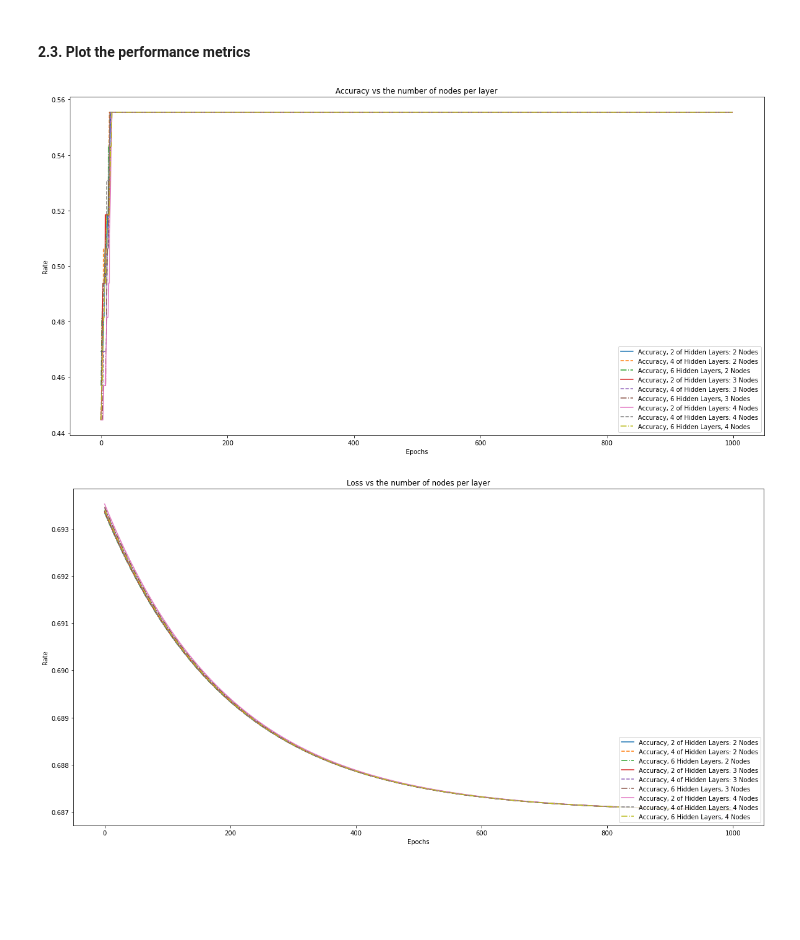
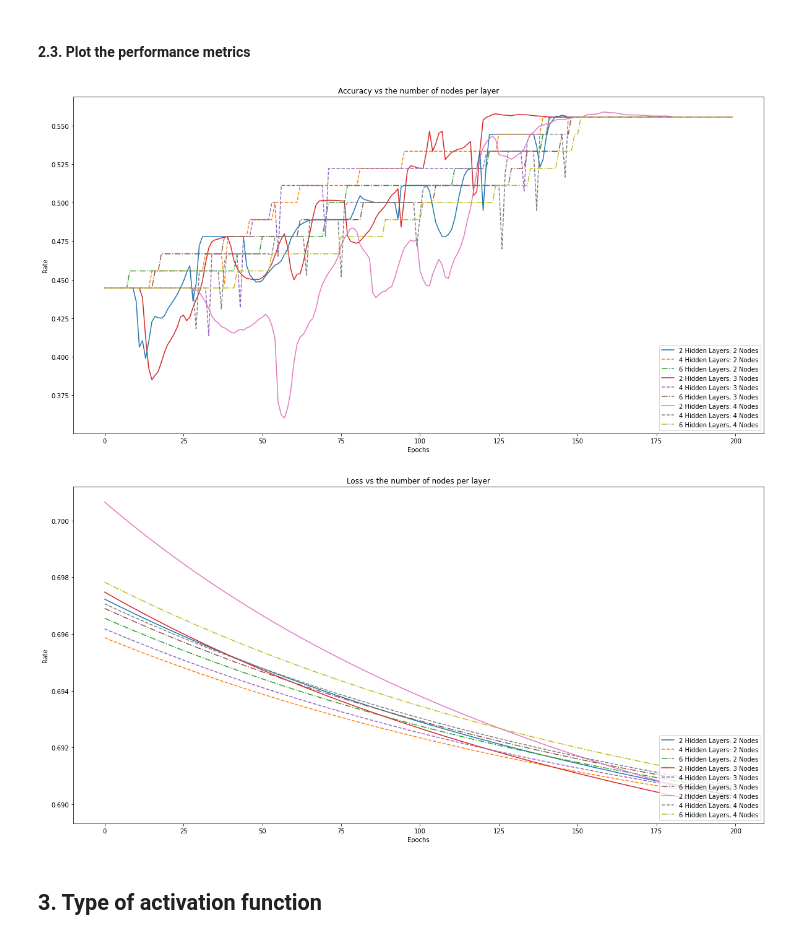
Before and after one commit to kymckay/f21bc-coursework, a Jupyter notebook: investigation.ipynb, the cells around one changed output. Cells and saved outputs as stored; diff of their text form; code cells hidden in the pictures; blank space fills up the shorter version.

```diff
--- a/investigation.ipynb
+++ b/investigation.ipynb
@@ -61,12 +61,12 @@ accuracy, loss, t_time = [], [], []
 
 # for each set of hyperparameters investigated, re-train the network 10 times
 for i in range (10):
-    a_0, l_0, t_0 = train_nn(0, 1)
-    a_2, l_2, t_2 = train_nn(2, 1)
-    a_4, l_4, t_4 = train_nn(4, 1)
-    a_6, l_6, t_6 = train_nn(6, 1)
-    a_8, l_8, t_8 = train_nn(8, 1)
-    a_10, l_10, t_10 = train_nn(10, 1)
+    a_0, l_0, t_0 = train_nn(0, 1, funcs.leaky_relu, 0.01, 200)
+    a_2, l_2, t_2 = train_nn(2, 1, funcs.leaky_relu, 0.01, 200)
+    a_4, l_4, t_4 = train_nn(4, 1, funcs.leaky_relu, 0.01, 200)
+    a_6, l_6, t_6 = train_nn(6, 1, funcs.leaky_relu, 0.01, 200)
+    a_8, l_8, t_8 = train_nn(8, 1, funcs.leaky_relu, 0.01, 200)
+    a_10, l_10, t_10 = train_nn(10, 1, funcs.leaky_relu, 0.01, 200)
     accuracy.append([a_0, a_2, a_4, a_6, a_8, a_10])
     loss.append([l_0, l_2, l_4, l_6, l_8, l_10])
     t_time.append([t_0, t_2, t_4, t_6, t_8, t_10])
@@ -75,6 +75,6 @@ for i in range (10):
 # %%
-acc_avg = np.mean(accuracy, axis=1)
-loss_avg = np.mean(loss, axis=1)
+acc_avg = np.mean(np.array(accuracy).T, axis=2).T
+loss_avg = np.mean(np.array(loss).T, axis=2).T
 time_avg = np.mean(t_time, axis=0)
 # %% [markdown]
 **Step 3:** Plot the performance metrics
@@ -120,46 +112,46 @@ accuracy_nodes, loss_nodes, t_time_nodes = [], [], []
 
 # for each set of hyperparameters investigated, re-train the network a set number of times
 for i in range (10):
-    a_22, l_22, t_22 = train_nn(2, 2)
-    a_23, l_23, t_23 = train_nn(2, 3)
-    a_24, l_24, t_24 = train_nn(2, 4)
-    a_42, l_42, t_42 = train_nn(4, 2)
-    a_43, l_43, t_43 = train_nn(4, 3)
-    a_44, l_44, t_44 = train_nn(4, 4)
-    a_62, l_62, t_62 = train_nn(6, 2)
-    a_63, l_63, t_63 = train_nn(6, 3)
-    a_64, l_64, t_64 = train_nn(6, 4)
+    a_22, l_22, t_22 = train_nn(2, 2, funcs.leaky_relu, 0.01, 200)
+    a_23, l_23, t_23 = train_nn(2, 3, funcs.leaky_relu, 0.01, 200)
+    a_24, l_24, t_24 = train_nn(2, 4, funcs.leaky_relu, 0.01, 200)
+    a_42, l_42, t_42 = train_nn(4, 2, funcs.leaky_relu, 0.01, 200)
+    a_43, l_43, t_43 = train_nn(4, 3, funcs.leaky_relu, 0.01, 200)
+    a_44, l_44, t_44 = train_nn(4, 4, funcs.leaky_relu, 0.01, 200)
+    a_62, l_62, t_62 = train_nn(6, 2, funcs.leaky_relu, 0.01, 200)
+    a_63, l_63, t_63 = train_nn(6, 3, funcs.leaky_relu, 0.01, 200)
+    a_64, l_64, t_64 = train_nn(6, 4, funcs.leaky_relu, 0.01, 200)
     accuracy_nodes.append([a_22, a_23, a_24, a_42, a_43, a_44, a_62, a_63, a_64])
     loss_nodes.append([l_22, l_23, l_24, l_42, l_43, l_44, l_62, l_63, l_64])
     t_time_nodes.append([t_22, t_23, t_24, t_42, t_43, t_44, t_62, t_63, t_64])
 # %% [markdown]
 #### 2.2. Find the averages
 # %%
-acc_nodes_avg = np.mean(accuracy_nodes, axis=1)
-loss_nodes_avg = np.mean(loss_nodes, axis=1)
+acc_nodes_avg = np.mean(np.array(accuracy_nodes).T, axis=2).T
+loss_nodes_avg = np.mean(np.array(loss_nodes).T, axis=2).T
 time_nodes_avg = np.mean(t_time_nodes, axis=0)
 # %% [markdown]
 #### 2.3. Plot the performance metrics
 # %%
 plt.figure(figsize=(20, 10))
 for i in range(3):
-    plt.plot(acc_nodes_avg[i], linestyle = 'solid', label = 'Accuracy, 2 of Hidden Layers: {} Nodes'.format(i+2))
-    plt.plot(acc_nodes_avg[3+i], linestyle = 'dashed', label = 'Accuracy, 4 of Hidden Layers: {} Nodes'.format(i+2))
-    plt.plot(acc_nodes_avg[6+i], linestyle = 'dashdot', label = 'Accuracy, 6 Hidden Layers, {} Nodes'.format(i+2))
+    plt.plot(acc_nodes_avg[i], linestyle = 'solid', label = '2 Hidden Layers: {} Nodes'.format(i+2))
+    plt.plot(acc_nodes_avg[3+i], linestyle = 'dashed', label = '4 Hidden Layers: {} Nodes'.format(i+2))
+    plt.plot(acc_nodes_avg[6+i], linestyle = 'dashdot', label = '6 Hidden Layers, {} Nodes'.format(i+2))
 
 plt.xlabel('Epochs')
 plt.ylabel('Rate')
 plt.title('Accuracy vs the number of nodes per layer')
 plt.legend(loc=4)
 plt.show()
 # %% [output]
-[figure, old version]
+[figure, new version]
 # %%
 plt.figure(figsize=(20, 10))
 for i in range(3):
-    plt.plot(loss_nodes_avg[i], linestyle = 'solid', label = 'Accuracy, 2 of Hidden Layers: {} Nodes'.format(i+2))
-    plt.plot(loss_nodes_avg[3+i], linestyle = 'dashed', label = 'Accuracy, 4 of Hidden Layers: {} Nodes'.format(i+2))
-    plt.plot(loss_nodes_avg[6+i], linestyle = 'dashdot', label = 'Accuracy, 6 Hidden Layers, {} Nodes'.format(i+2))
+    plt.plot(loss_nodes_avg[i], linestyle = 'solid', label = '2 Hidden Layers: {} Nodes'.format(i+2))
+    plt.plot(loss_nodes_avg[3+i], linestyle = 'dashed', label = '4 Hidden Layers: {} Nodes'.format(i+2))
+    plt.plot(loss_nodes_avg[6+i], linestyle = 'dashdot', label = '6 Hidden Layers, {} Nodes'.format(i+2))
 
 plt.xlabel('Epochs')
 plt.ylabel('Rate')
@@ -167,4 +159,6 @@ plt.title('Loss vs the number of nodes per layer')
 plt.legend(loc=4)
 plt.show()
 # %% [output]
-[figure, old version]
+[figure, new version]
+# %% [markdown]
+## 3. Type of activation function
```
Also changed, not shown: parts of 32 cells of this notebook.
